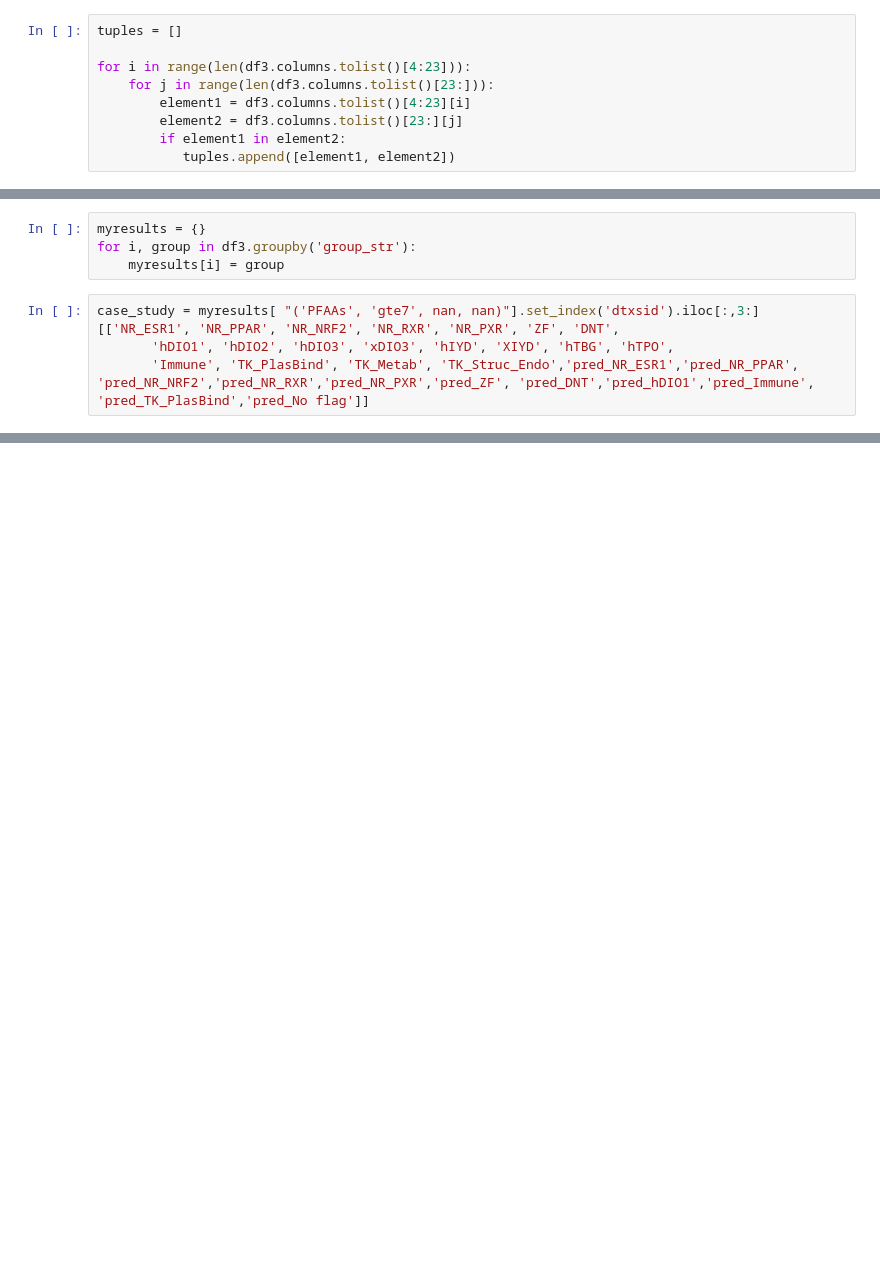
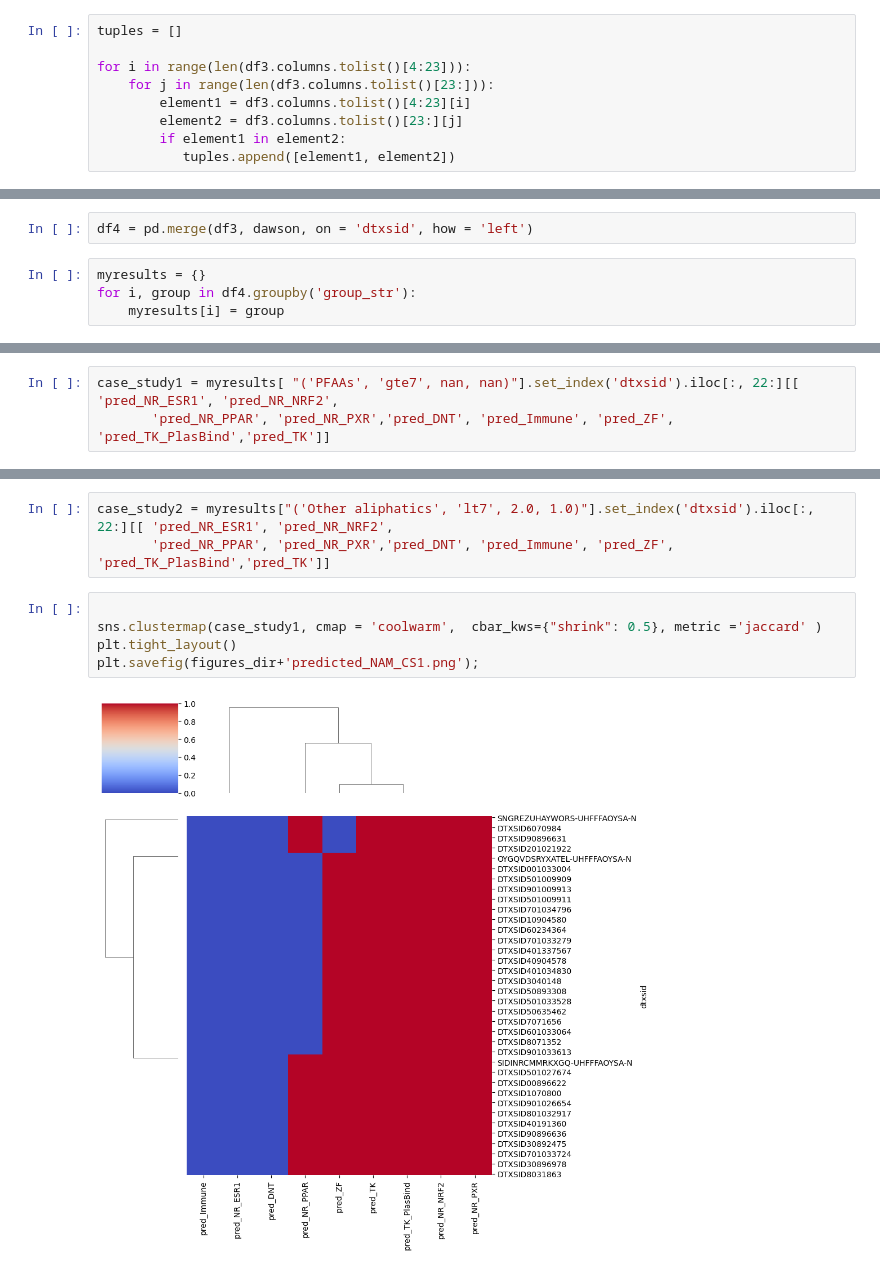
Before and after one commit to patlewig/nts_pfas, a Jupyter notebook: notebooks/16_NAM_flags-2.ipynb, the cells around one changed output, grey strips where cells are left out. Cells and saved outputs as stored; diff of their text form; blank space fills up the shorter version.

```diff
--- a/notebooks/16_NAM_flags-2.ipynb
+++ b/notebooks/16_NAM_flags-2.ipynb
@@ -370,8 +420,6 @@ round(pd.DataFrame(metrics_nams(df3), columns = ['comparison', 'ROC_AUC_score','
+# %%
+df4 = pd.merge(df3, dawson, on = 'dtxsid', how = 'left')
 # %%
 myresults = {}
-for i, group in df3.groupby('group_str'):
+for i, group in df4.groupby('group_str'):
     myresults[i] = group
-# %%
-case_study = myresults[ "('PFAAs', 'gte7', nan, nan)"].set_index('dtxsid').iloc[:,3:][['NR_ESR1', 'NR_PPAR', 'NR_NRF2', 'NR_RXR', 'NR_PXR', 'ZF', 'DNT',
-       'hDIO1', 'hDIO2', 'hDIO3', 'xDIO3', 'hIYD', 'XIYD', 'hTBG', 'hTPO',
-       'Immune', 'TK_PlasBind', 'TK_Metab', 'TK_Struc_Endo','pred_NR_ESR1','pred_NR_PPAR', 'pred_NR_NRF2','pred_NR_RXR','pred_NR_PXR','pred_ZF', 'pred_DNT','pred_hDIO1','pred_Immune', 'pred_TK_PlasBind','pred_No flag']]
@@ -387,0 +426,3 @@ f1.savefig(figures_dir+'predicted_NAM_example.png');
+# %%
+case_study1 = myresults[ "('PFAAs', 'gte7', nan, nan)"].set_index('dtxsid').iloc[:, 22:][[ 'pred_NR_ESR1', 'pred_NR_NRF2',
+       'pred_NR_PPAR', 'pred_NR_PXR','pred_DNT', 'pred_Immune', 'pred_ZF', 'pred_TK_PlasBind','pred_TK']]
@@ -387,0 +446,10 @@ f1.savefig(figures_dir+'predicted_NAM_example.png');
+# %%
+case_study2 = myresults["('Other aliphatics', 'lt7', 2.0, 1.0)"].set_index('dtxsid').iloc[:, 22:][[ 'pred_NR_ESR1', 'pred_NR_NRF2',
+       'pred_NR_PPAR', 'pred_NR_PXR','pred_DNT', 'pred_Immune', 'pred_ZF', 'pred_TK_PlasBind','pred_TK']]
+# %%
+
+sns.clustermap(case_study1, cmap = 'coolwarm',  cbar_kws={"shrink": 0.5}, metric ='jaccard' )
+plt.tight_layout()
+plt.savefig(figures_dir+'predicted_NAM_CS1.png');
+# %% [output]
+[figure, added]
```
Also changed, not shown: parts of 20 cells of this notebook, 4 other files.
